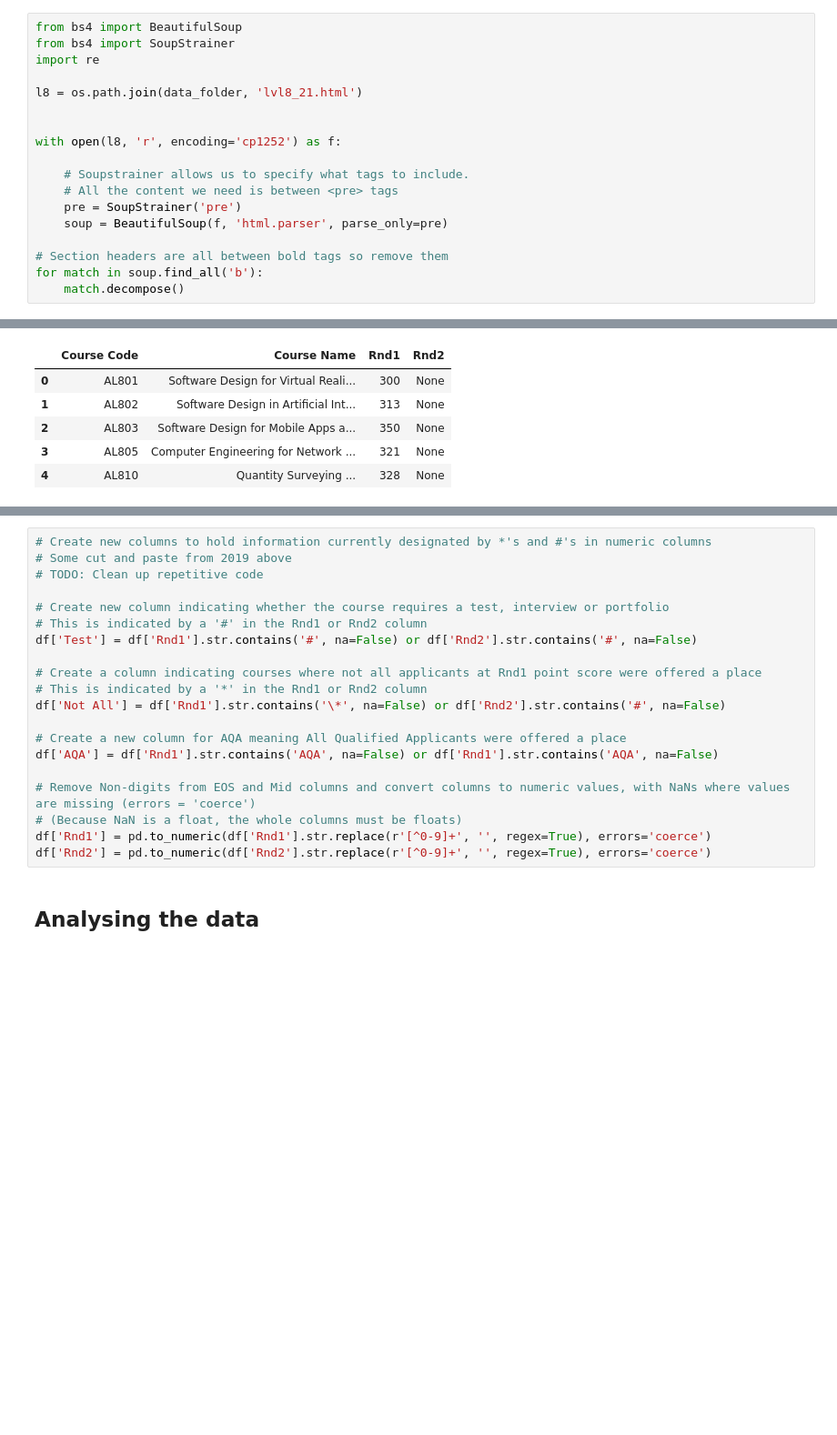
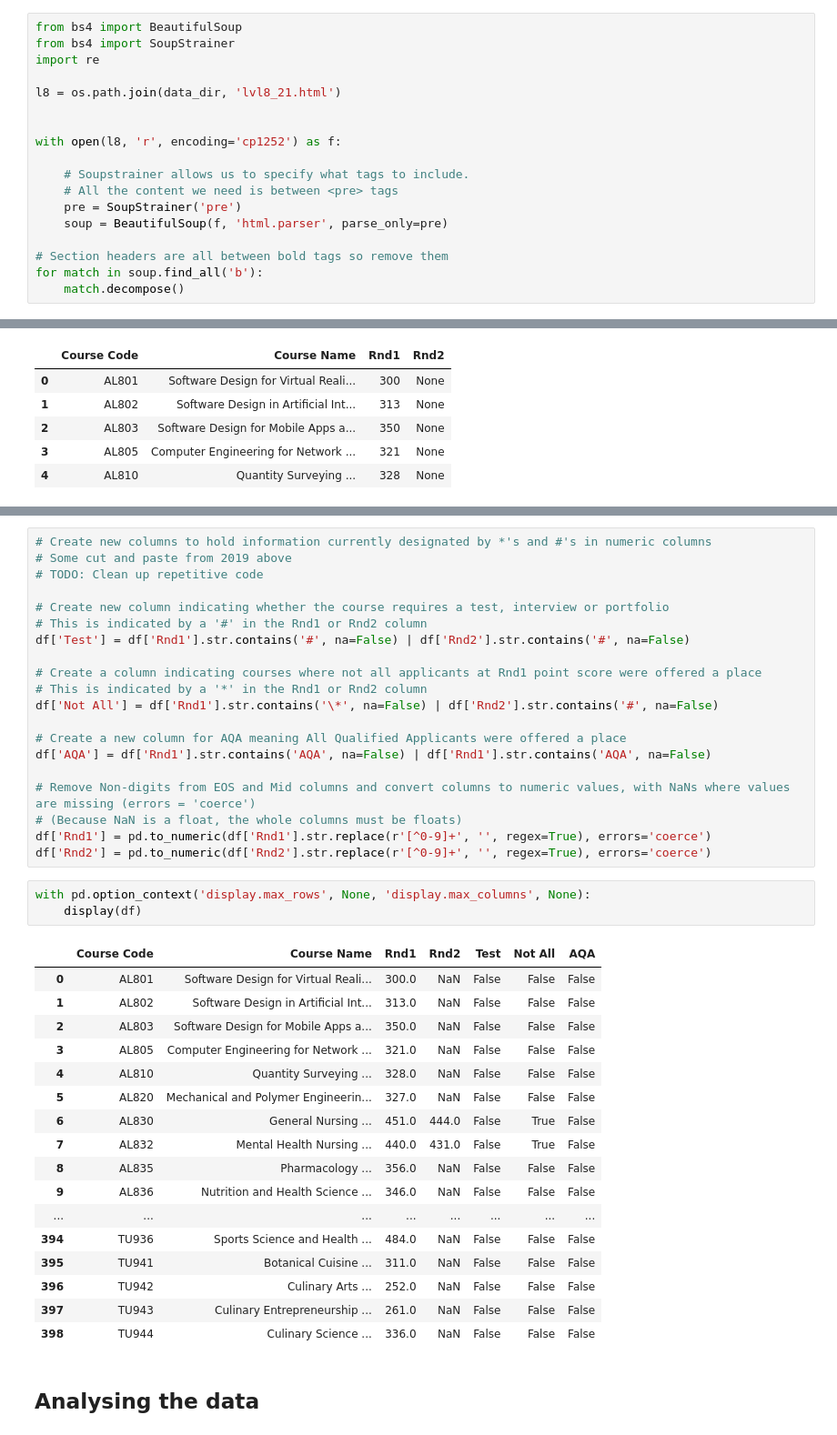
Before and after one commit to fod/fundamentals-data-analysis, a Jupyter notebook: cao.ipynb, the cells around one changed output, grey strips where cells are left out. Shown at 91% size. Drawn from its saved outputs; the diff is of its cells as text; blank space fills up the shorter version.

Commit message:
fixed some paths in cao notebook

```diff
--- a/cao.ipynb
+++ b/cao.ipynb
@@ -336,7 +336,7 @@ from bs4 import BeautifulSoup
 from bs4 import SoupStrainer
 import re
 
-l8 = os.path.join(data_folder, 'lvl8_21.html')
+l8 = os.path.join(data_dir, 'lvl8_21.html')
 
 
 with open(l8, 'r', encoding='cp1252') as f:
@@ -390,18 +402,39 @@ AttributeError: 'DataFrame' object has no attribute 'str'
 
 # Create new column indicating whether the course requires a test, interview or portfolio
 # This is indicated by a '#' in the Rnd1 or Rnd2 column
-df['Test'] = df['Rnd1'].str.contains('#', na=False) or df['Rnd2'].str.contains('#', na=False)
+df['Test'] = df['Rnd1'].str.contains('#', na=False) | df['Rnd2'].str.contains('#', na=False)
 
 # Create a column indicating courses where not all applicants at Rnd1 point score were offered a place
 # This is indicated by a '*' in the Rnd1 or Rnd2 column
-df['Not All'] = df['Rnd1'].str.contains('\*', na=False) or df['Rnd2'].str.contains('#', na=False)
+df['Not All'] = df['Rnd1'].str.contains('\*', na=False) | df['Rnd2'].str.contains('#', na=False)
 
 # Create a new column for AQA meaning All Qualified Applicants were offered a place
-df['AQA'] = df['Rnd1'].str.contains('AQA', na=False) or df['Rnd1'].str.contains('AQA', na=False)
+df['AQA'] = df['Rnd1'].str.contains('AQA', na=False) | df['Rnd1'].str.contains('AQA', na=False)
 
 # Remove Non-digits from EOS and Mid columns and convert columns to numeric values, with NaNs where values are missing (errors = 'coerce')
 # (Because NaN is a float, the whole columns must be floats)
 df['Rnd1'] = pd.to_numeric(df['Rnd1'].str.replace(r'[^0-9]+', '', regex=True), errors='coerce')
 df['Rnd2'] = pd.to_numeric(df['Rnd2'].str.replace(r'[^0-9]+', '', regex=True), errors='coerce')
+# %%
+with pd.option_context('display.max_rows', None, 'display.max_columns', None):
+    display(df)
+# %% [output]
+|  | Course Code | Course Name | Rnd1 | Rnd2 | Test | Not All | AQA |
+| 0 | AL801 | Software Design for Virtual Reali... | 300.0 | NaN | False | False | False |
+| 1 | AL802 | Software Design in Artificial Int... | 313.0 | NaN | False | False | False |
+| 2 | AL803 | Software Design for Mobile Apps a... | 350.0 | NaN | False | False | False |
+| 3 | AL805 | Computer Engineering for Network ... | 321.0 | NaN | False | False | False |
+| 4 | AL810 | Quantity Surveying ... | 328.0 | NaN | False | False | False |
+| 5 | AL820 | Mechanical and Polymer Engineerin... | 327.0 | NaN | False | False | False |
+| 6 | AL830 | General Nursing ... | 451.0 | 444.0 | False | True | False |
+| 7 | AL832 | Mental Health Nursing ... | 440.0 | 431.0 | False | True | False |
+| 8 | AL835 | Pharmacology ... | 356.0 | NaN | False | False | False |
+| 9 | AL836 | Nutrition and Health Science ... | 346.0 | NaN | False | False | False |
+| ... | ... | ... | ... | ... | ... | ... | ... |
+| 394 | TU936 | Sports Science and Health ... | 484.0 | NaN | False | False | False |
+| 395 | TU941 | Botanical Cuisine ... | 311.0 | NaN | False | False | False |
+| 396 | TU942 | Culinary Arts ... | 252.0 | NaN | False | False | False |
+| 397 | TU943 | Culinary Entrepreneurship ... | 261.0 | NaN | False | False | False |
+| 398 | TU944 | Culinary Science ... | 336.0 | NaN | False | False | False |
 # %% [markdown]
 ## Analysing the data
```
Also changed, not shown: parts of 6 cells of this notebook, 1 other file.
